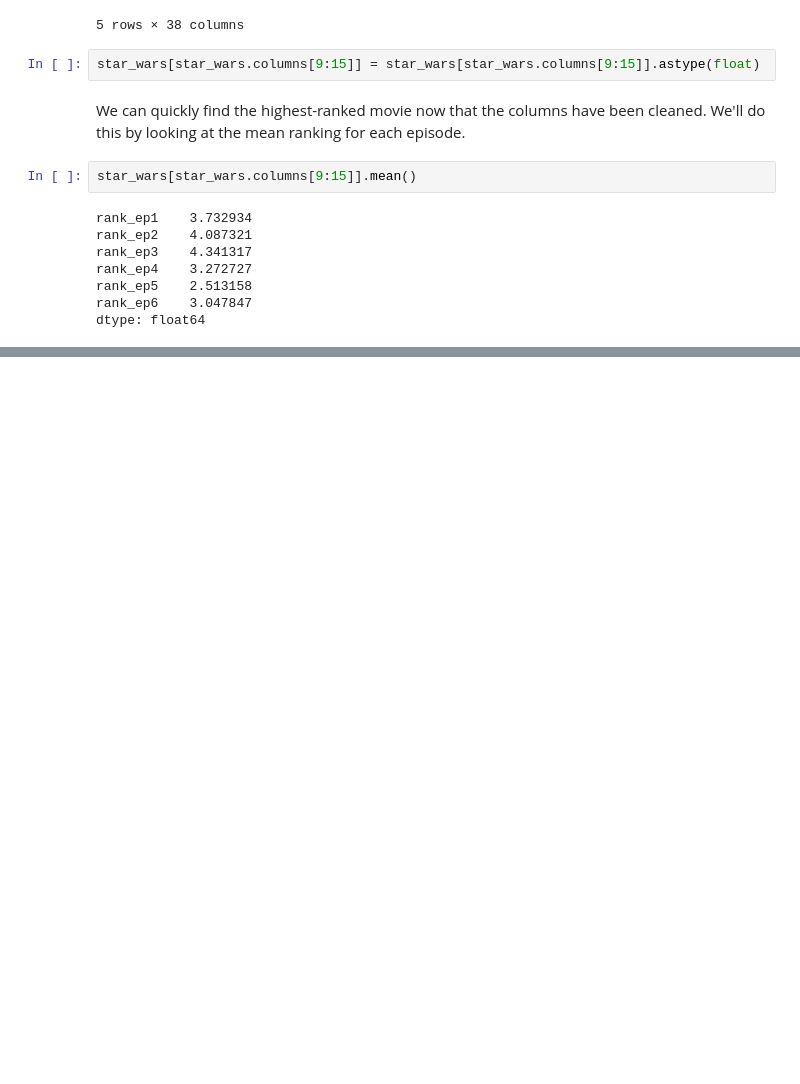
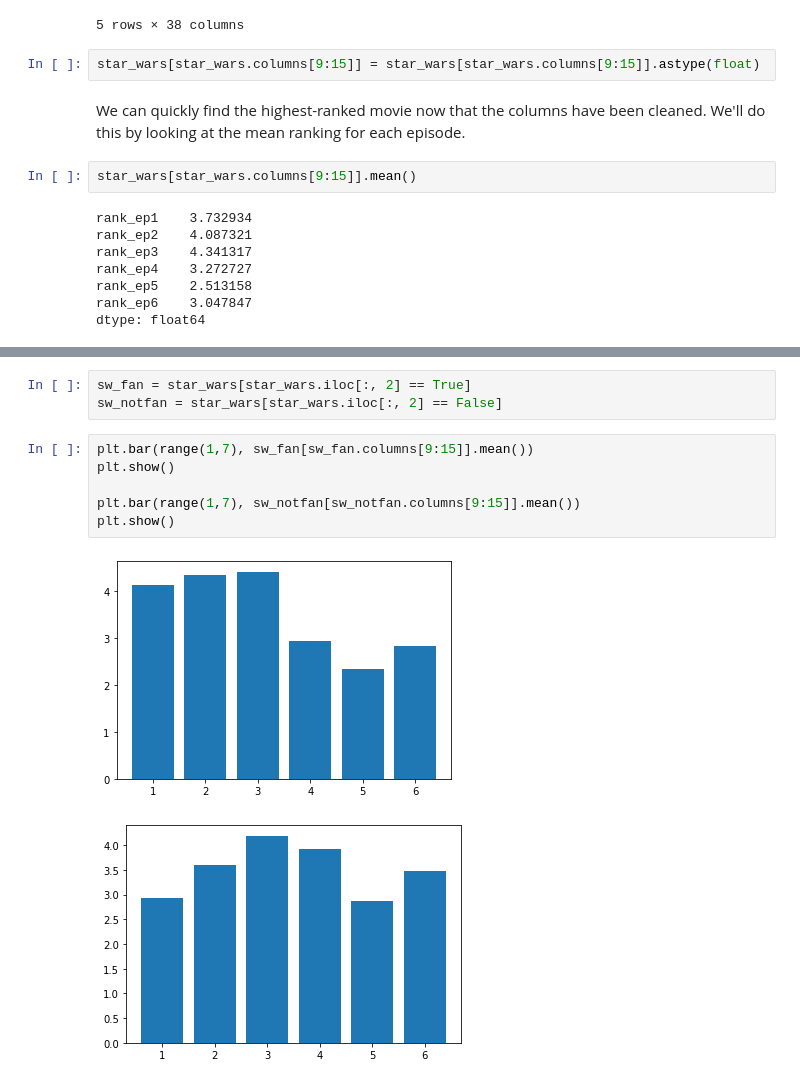
Before and after one commit to branBeckett/data-science-projects, a Jupyter notebook: star-wars-survey/star-wars-survey.ipynb, the cells around one changed output, grey strips where cells are left out. Saved outputs shown, nothing was run; the diff lists cells and outputs as text; blank space fills up the shorter version.

```diff
--- a/star-wars-survey/star-wars-survey.ipynb
+++ b/star-wars-survey/star-wars-survey.ipynb
@@ -185,0 +215,12 @@ Now we can easily see that Star Wars Episode 5 ranks the highest, and episodes 4
+# %%
+sw_fan = star_wars[star_wars.iloc[:, 2] == True]
+sw_notfan = star_wars[star_wars.iloc[:, 2] == False]
+# %%
+plt.bar(range(1,7), sw_fan[sw_fan.columns[9:15]].mean())
+plt.show()
+
+plt.bar(range(1,7), sw_notfan[sw_notfan.columns[9:15]].mean())
+plt.show()
+# %% [output]
+[figure, added]
+[figure, added]
```
Also changed, not shown: parts of 8 cells of this notebook.
